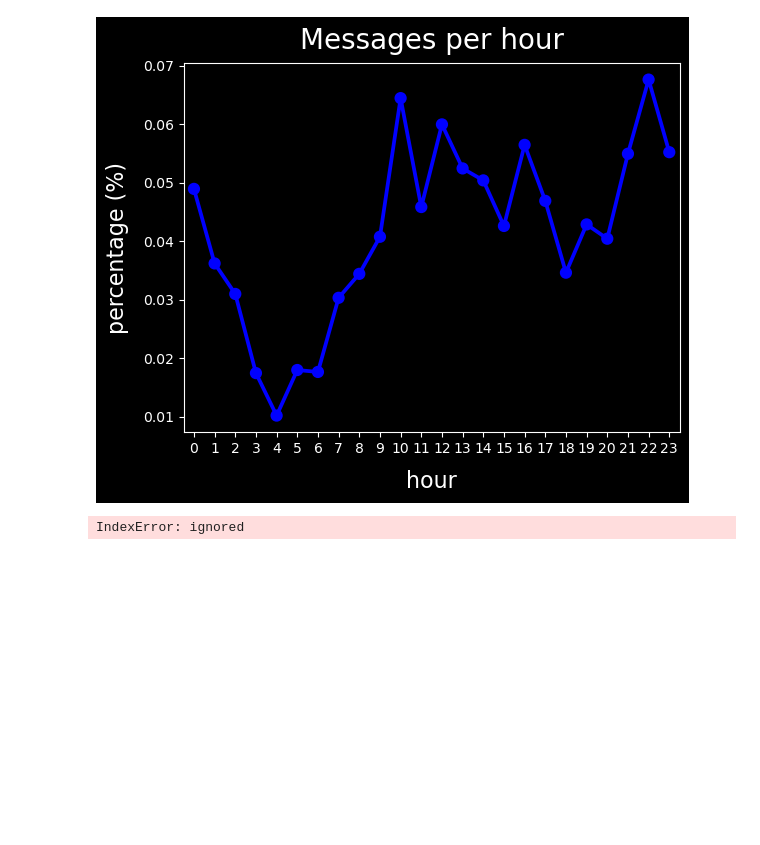
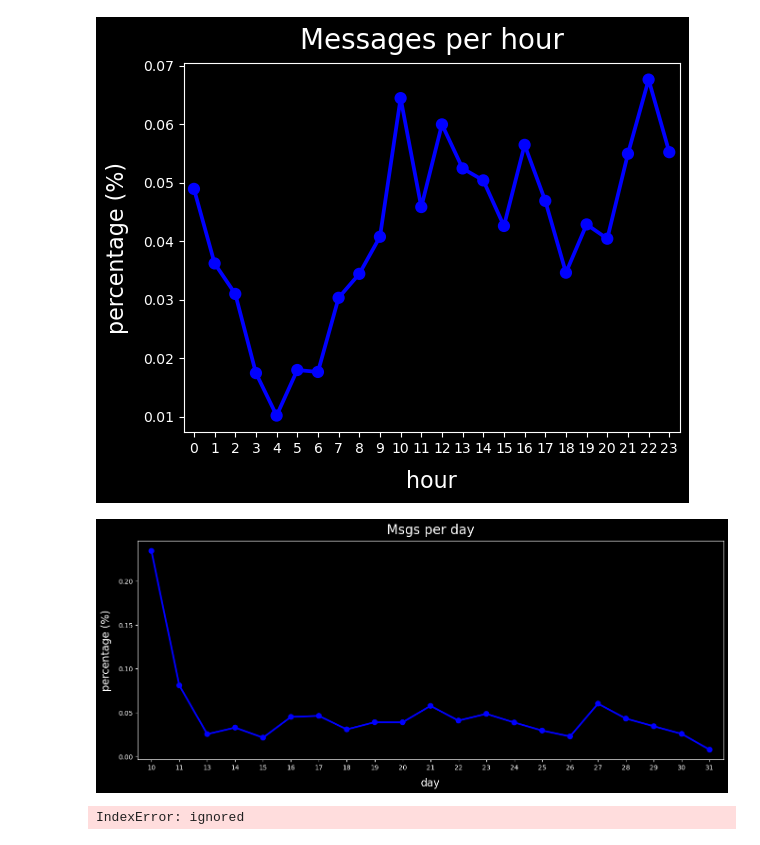
Before and after one commit to bakasheddy/Whatsapp-analysis, a Jupyter notebook: Whatsapp_analysis.ipynb, the cells around one changed output. Cells and saved outputs as stored; diff of their text form; code cells hidden in the pictures; blank space fills up the shorter version.

```diff
--- a/Whatsapp_analysis.ipynb
+++ b/Whatsapp_analysis.ipynb
@@ -308,14 +308,16 @@ plt.style.use('dark_background')
 [figure]
 # %%
 # Days with most messages
-trips = (df_['DateTime'].dt.day.value_counts().sort_index())/df_.shape[0]#dividing sorted start_time row by it's row
+trips = (df['DateTime'].dt.day.value_counts().sort_index())/df.shape[0]#dividing sorted start_time row by it's row
 
-# Point plot for daily rides
+# Point plot for daily messages
 rcParams['figure.figsize'] = 16,6
-sns.pointplot(x=trips.index, y=trips.values, color = default_color);
-plt.title('Trips per day', fontsize=20, y=1.015)
+sns.pointplot(x=trips.index, y=trips.values, color = 'b');
+plt.title('Msgs per day', fontsize=20, y=1.015)
 plt.xlabel('day', labelpad=10, fontsize=16)
 plt.ylabel('percentage (%)', labelpad=10, fontsize=16);
+# %% [output]
+[figure, added]
 # %%
 def user_stats(user):
     frnds = messages_df.Author.unique()
```
